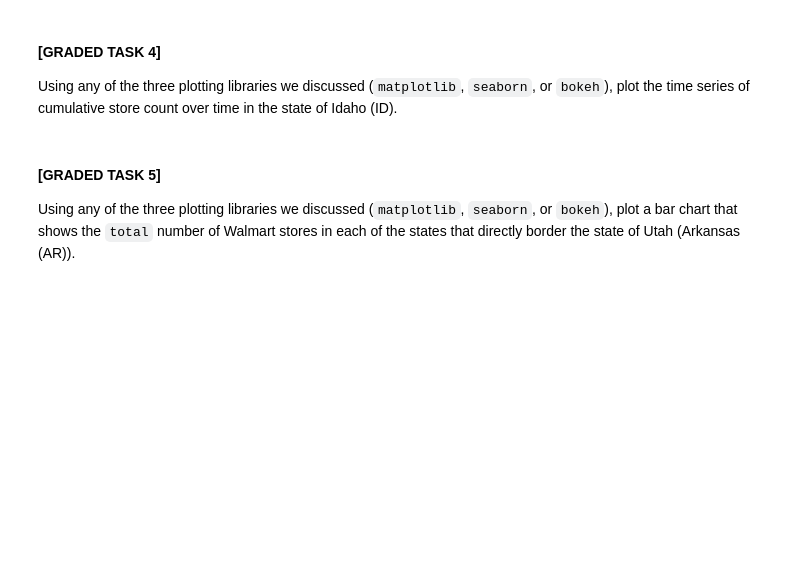
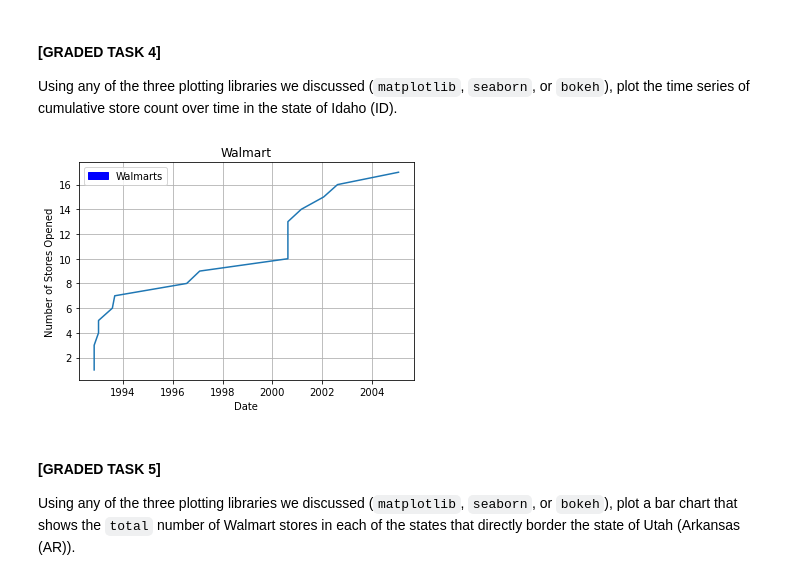
Before and after one commit to JohnDiSessa/PythonProjects, a Jupyter notebook: DiSessaJ_Visualizations.ipynb, the cells around one changed output. Drawn from its saved outputs; the diff is of its cells as text; code cells hidden in the pictures; blank space fills up the shorter version.

```diff
--- a/DiSessaJ_Visualizations.ipynb
+++ b/DiSessaJ_Visualizations.ipynb
@@ -116,3 +121,19 @@ Using any of the three plotting libraries we discussed (`matplotlib`, `seaborn`,
+# %%
+# Your answer to Graded Task 4 here:
+
+walmart2 = walmarts_open('ID',csv)
+
+if __name__ == '__main__':
+    plt.plot(walmart2['date'], walmart2['cumsum'])
+    plt.title("Walmart")
+    plt.xlabel("Date")
+    plt.ylabel("Number of Stores Opened")
+    plt.grid(True)
+    blue_patch = mpatches.Patch(color="blue",label="Walmarts")
+    plt.legend(handles=[blue_patch])
+    plt.show()
+# %% [output]
+[figure, added]
 # %% [markdown]
 #### [GRADED  TASK 5]
 Using any of the three plotting libraries we discussed (`matplotlib`, `seaborn`, or `bokeh`), plot a bar chart that shows the `total` number of Walmart stores in each of the states that directly border the state of Utah (Arkansas (AR)).
```
Also changed, not shown: parts of 7 cells of this notebook.
